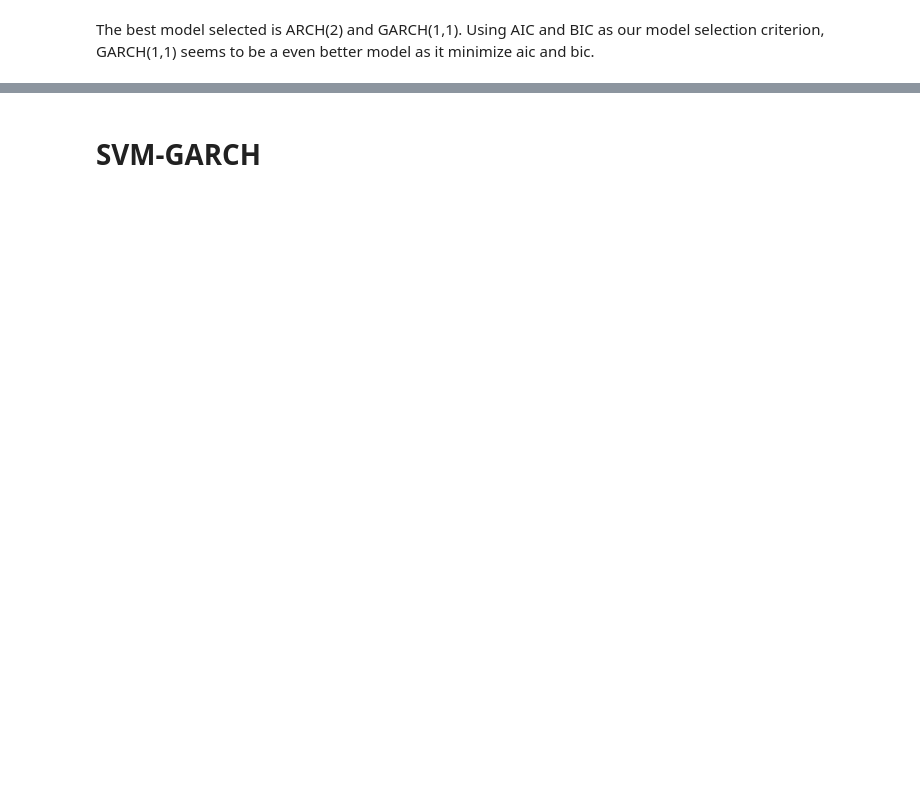
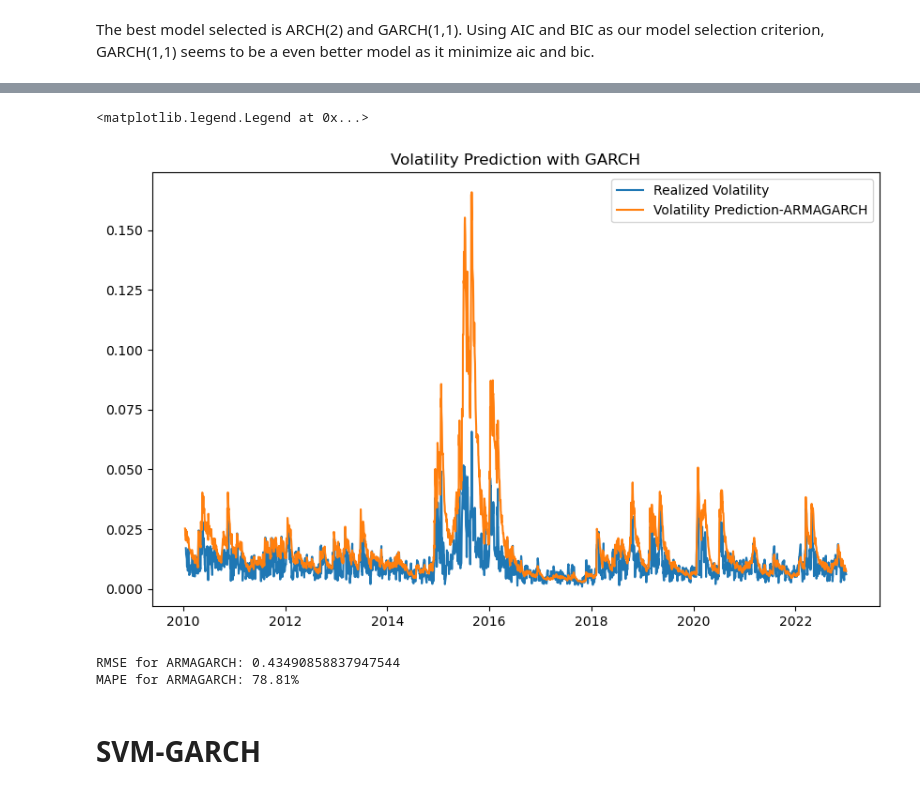
Before and after one commit to zhuhzx/Econ-515-Group-project-Huangzixuan-Zhu, a Jupyter notebook: Group Project.ipynb, the cells around one changed output, grey strips where cells are left out. Saved outputs shown, nothing was run; the diff lists cells and outputs as text; code cells hidden in the pictures; blank space fills up the shorter version.

```diff
--- a/Group Project.ipynb
+++ b/Group Project.ipynb
@@ -220,0 +196,15 @@ IndentationError: unexpected indent (4037918672.py, line 5)
+# %%
+# Select the best garch model
+bic_armagarch = []
+for p in range(1, 3):
+    for q in range(1, 3):
+        armagarch = arch_model(returns, mean='AR',vol='GARCH', p=p, o=0, q=q)\
+                .fit(disp='off')
+        bic_armagarch.append(armagarch.bic)
+        if armagarch.bic == np.min(bic_armagarch):
+            best_param_armagarch = p, q
+armagarch = arch_model(returns, mean='AR', vol='GARCH',p=best_param_armagarch[0], o=0, q=best_param_armagarch[1])\
+            .fit(disp='off')
+print(armagarch.summary())
+forecast_armagarch = armagarch.forecast(start=split_date[0])
+print(forecast_armagarch)
@@ -221,2 +229,29 @@ IndentationError: unexpected indent (4037918672.py, line 5)
+# %%
+plt.figure(figsize=(10,6))
+plt.plot(realized_vol / 100, label='Realized Volatility')
+plt.plot(forecast_armagarch.variance.iloc[-len(split_date):] / 100,
+                  label='Volatility Prediction-ARMAGARCH')
+plt.title('Volatility Prediction with GARCH', fontsize=12)
+plt.legend()
+# %% [output]
+<matplotlib.legend.Legend at 0x...>
+[figure, added]
+# %%
+# Calculate forecasted volatility (square root of variance forecasts)
+forecasted_volatility_armaarch = np.sqrt(forecast_armagarch.variance.dropna())
+forecasted_volatility_aligned_armagarch = forecasted_volatility_armaarch.loc[realized_vol.index]
+rmse_armagarch = np.sqrt(mean_squared_error(realized_vol, forecasted_volatility_aligned_armaarch))
+print('RMSE for ARMAGARCH:', rmse_armagarch)
+
+def mean_absolute_percentage_error(y_true, y_pred):
+    y_true, y_pred = np.array(y_true), np.array(y_pred)
+    non_zero_actuals = y_true != 0
+    return np.mean(np.abs((y_true[non_zero_actuals] - y_pred[non_zero_actuals]) / y_true[non_zero_actuals])) * 100
+
+mape_arma = mean_absolute_percentage_error(realized_vol, forecasted_volatility_aligned_armagarch)
+print(f'MAPE for ARMAGARCH: {mape_arma:.2f}%')
+# %% [output]
+RMSE for ARMAGARCH: 0.43490858837947544
+MAPE for ARMAGARCH: 78.81%
 # %% [markdown]
 # SVM-GARCH
```
Also changed, not shown: parts of 26 cells of this notebook.
